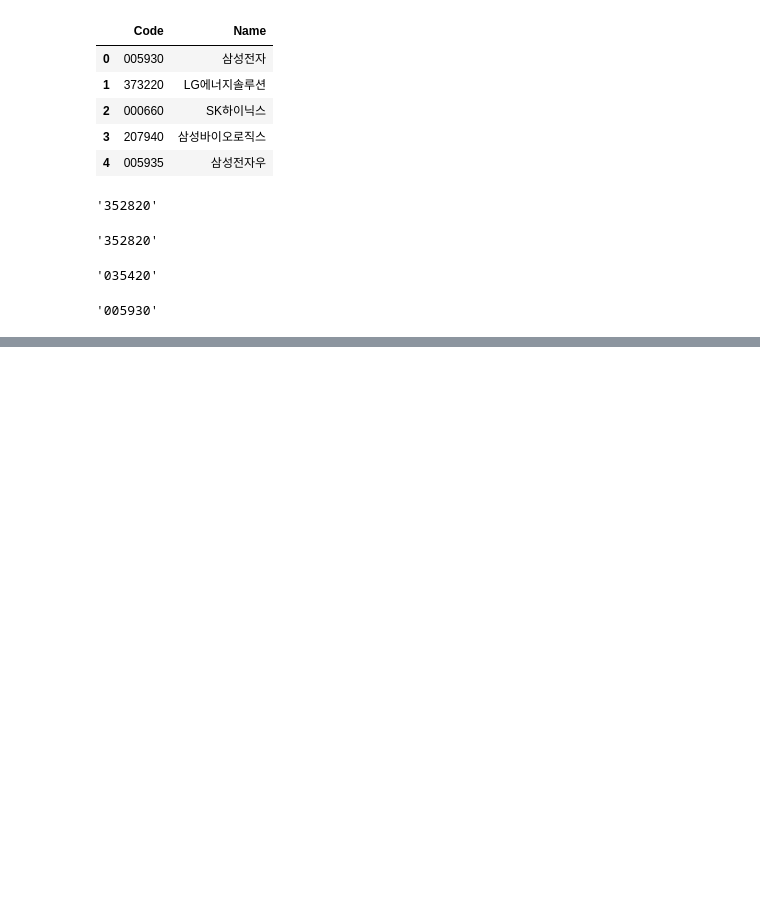
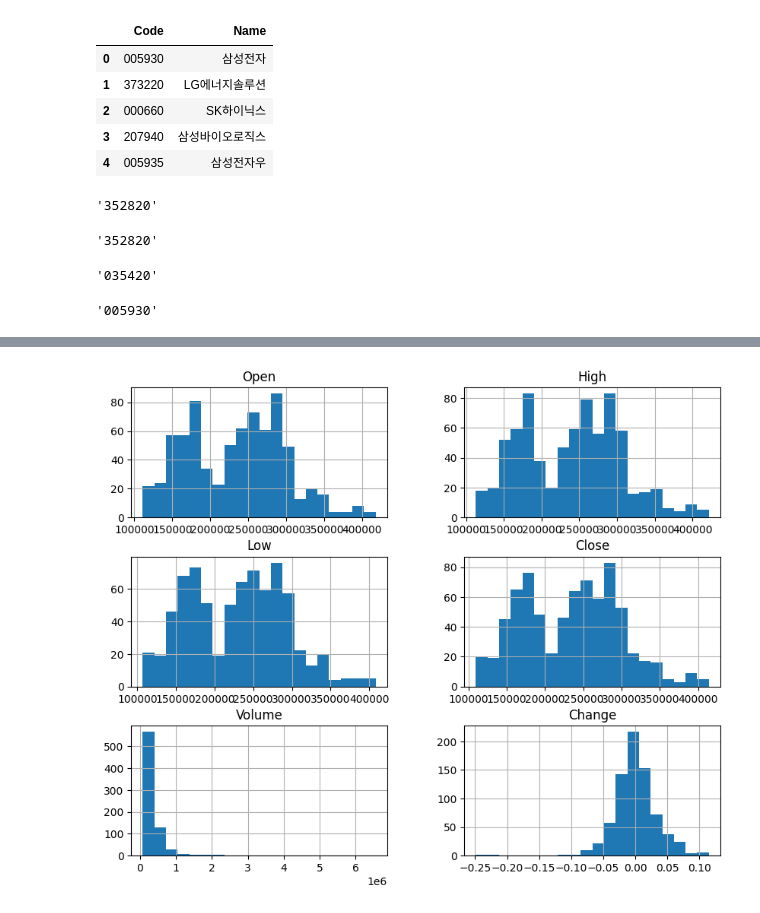
Before and after one commit to won195/TIL, a Jupyter notebook: KRX_한국_거래소_전체_주식_종목_리스트_이거_하나면_코드_한_줄로_수집_가능하다?!_FinanceDataReader.ipynb, the cells around one changed output, grey strips where cells are left out. Drawn from its saved outputs; the diff is of its cells as text; code cells hidden in the pictures; blank space fills up the shorter version.

```diff
--- a/KRX_한국_거래소_전체_주식_종목_리스트_이거_하나면_코드_한_줄로_수집_가능하다?!_FinanceDataReader.ipynb
+++ b/KRX_한국_거래소_전체_주식_종목_리스트_이거_하나면_코드_한_줄로_수집_가능하다?!_FinanceDataReader.ipynb
@@ -117,0 +185,4 @@ item_code_by_item_name("삼성전자")
+# %%
+h = stock_daily.hist(figsize=(10, 8), bins=20)
+# %% [output]
+[figure, added]
```
Also changed, not shown: parts of 16 cells of this notebook.
